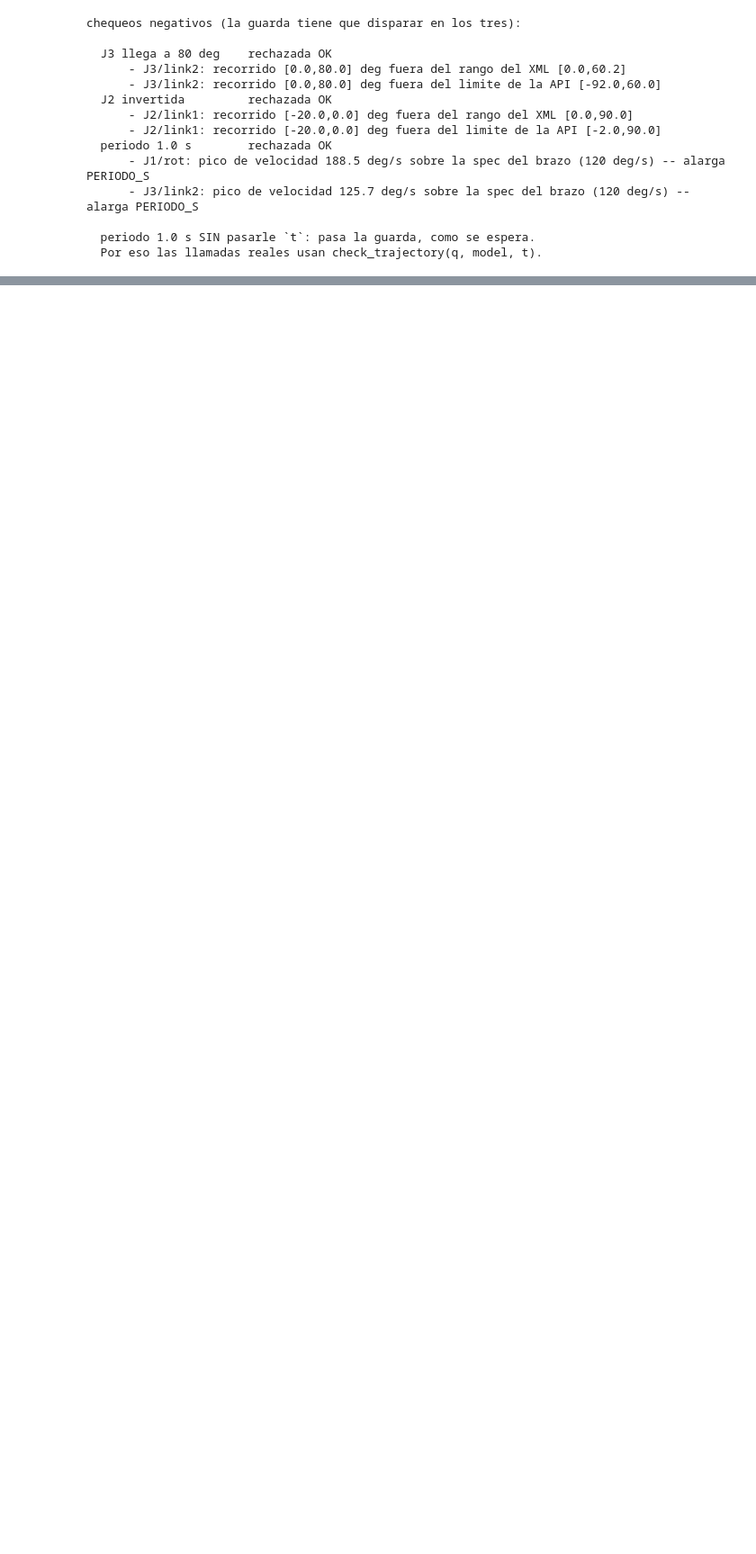
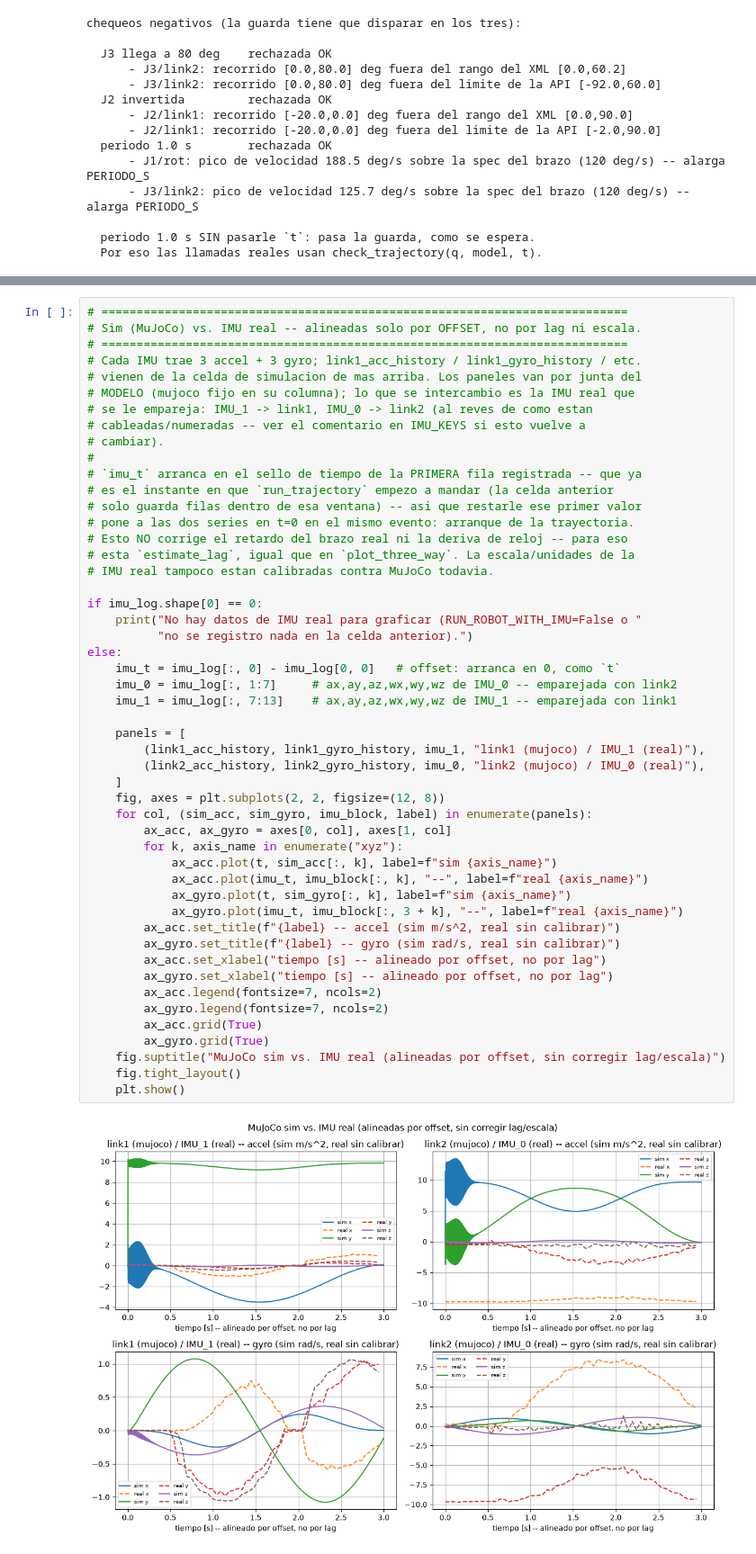
Before and after one commit to andrademarique-cpu/preERP, a Jupyter notebook: notebooks/mypalletizer260EKF.ipynb, the cells around one changed output, grey strips where cells are left out. Shown at 90% size. Saved outputs shown, nothing was run; the diff lists cells and outputs as text; blank space fills up the shorter version.

```diff
--- a/notebooks/mypalletizer260EKF.ipynb
+++ b/notebooks/mypalletizer260EKF.ipynb
@@ -875,0 +1084,52 @@ SerialArm(COM6, speed=100, blocking_send=False)
+# %%
+# ===========================================================================
+# Sim (MuJoCo) vs. IMU real -- alineadas solo por OFFSET, no por lag ni escala.
+# ===========================================================================
+# Cada IMU trae 3 accel + 3 gyro; link1_acc_history / link1_gyro_history / etc.
+# vienen de la celda de simulacion de mas arriba. Los paneles van por junta del
+# MODELO (mujoco fijo en su columna); lo que se intercambio es la IMU real que
+# se le empareja: IMU_1 -> link1, IMU_0 -> link2 (al reves de como estan
+# cableadas/numeradas -- ver el comentario en IMU_KEYS si esto vuelve a
+# cambiar).
+#
+# `imu_t` arranca en el sello de tiempo de la PRIMERA fila registrada -- que ya
+# es el instante en que `run_trajectory` empezo a mandar (la celda anterior
+# solo guarda filas dentro de esa ventana) -- asi que restarle ese primer valor
+# pone a las dos series en t=0 en el mismo evento: arranque de la trayectoria.
+# Esto NO corrige el retardo del brazo real ni la deriva de reloj -- para eso
+# esta `estimate_lag`, igual que en `plot_three_way`. La escala/unidades de la
+# IMU real tampoco estan calibradas contra MuJoCo todavia.
+
+if imu_log.shape[0] == 0:
+    print("No hay datos de IMU real para graficar (RUN_ROBOT_WITH_IMU=False o "
+          "no se registro nada en la celda anterior).")
+else:
+    imu_t = imu_log[:, 0] - imu_log[0, 0]   # offset: arranca en 0, como `t`
+    imu_0 = imu_log[:, 1:7]     # ax,ay,az,wx,wy,wz de IMU_0 -- emparejada con link2
+    imu_1 = imu_log[:, 7:13]    # ax,ay,az,wx,wy,wz de IMU_1 -- emparejada con link1
+
+    panels = [
+        (link1_acc_history, link1_gyro_history, imu_1, "link1 (mujoco) / IMU_1 (real)"),
+        (link2_acc_history, link2_gyro_history, imu_0, "link2 (mujoco) / IMU_0 (real)"),
+    ]
+    fig, axes = plt.subplots(2, 2, figsize=(12, 8))
+    for col, (sim_acc, sim_gyro, imu_block, label) in enumerate(panels):
+        ax_acc, ax_gyro = axes[0, col], axes[1, col]
+        for k, axis_name in enumerate("xyz"):
+            ax_acc.plot(t, sim_acc[:, k], label=f"sim {axis_name}")
+            ax_acc.plot(imu_t, imu_block[:, k], "--", label=f"real {axis_name}")
+            ax_gyro.plot(t, sim_gyro[:, k], label=f"sim {axis_name}")
+            ax_gyro.plot(imu_t, imu_block[:, 3 + k], "--", label=f"real {axis_name}")
+        ax_acc.set_title(f"{label} -- accel (sim m/s^2, real sin calibrar)")
+        ax_gyro.set_title(f"{label} -- gyro (sim rad/s, real sin calibrar)")
+        ax_acc.set_xlabel("tiempo [s] -- alineado por offset, no por lag")
+        ax_gyro.set_xlabel("tiempo [s] -- alineado por offset, no por lag")
+        ax_acc.legend(fontsize=7, ncols=2)
+        ax_gyro.legend(fontsize=7, ncols=2)
+        ax_acc.grid(True)
+        ax_gyro.grid(True)
+    fig.suptitle("MuJoCo sim vs. IMU real (alineadas por offset, sin corregir lag/escala)")
+    fig.tight_layout()
+    plt.show()
+# %% [output]
+[figure, added]
```
Also changed, not shown: parts of 6 cells of this notebook, 5 other files.
